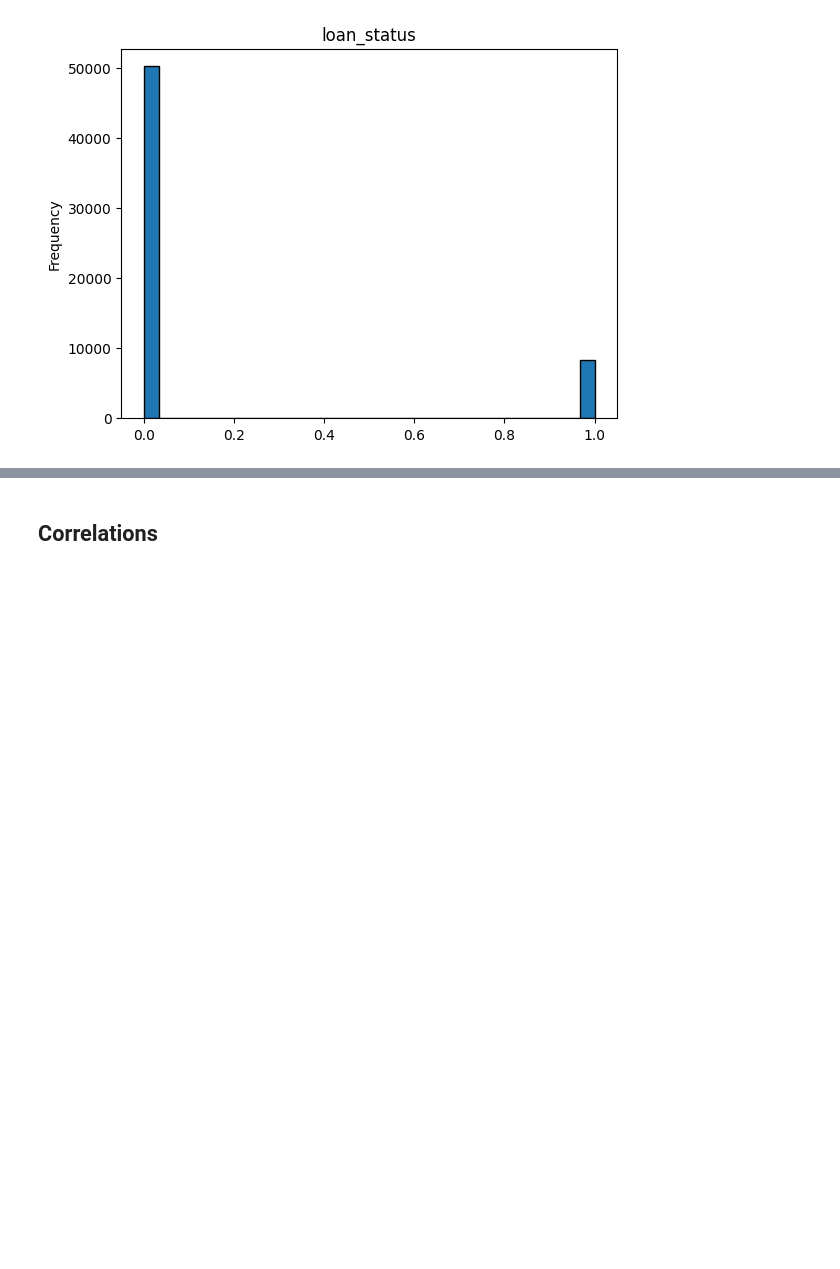
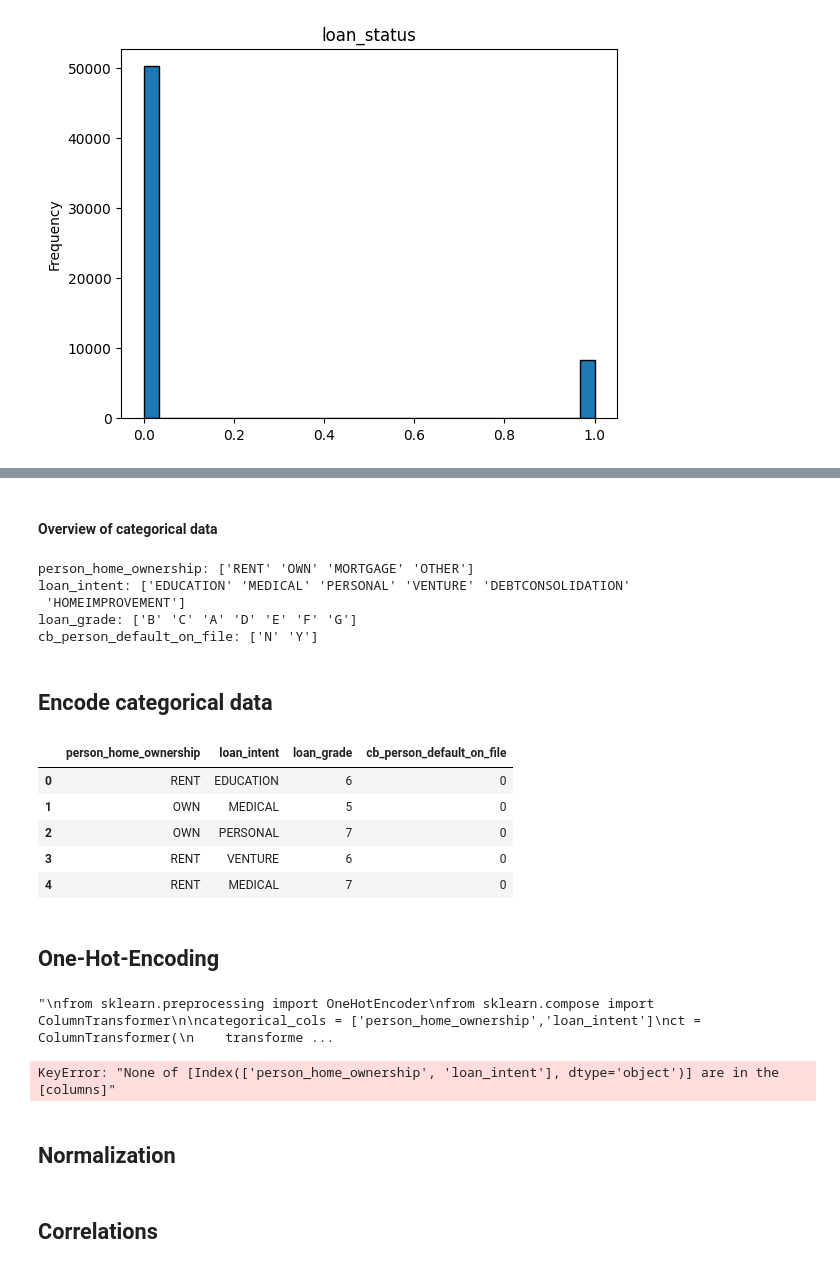
Before and after one commit to Alexej9671/kaggle_loan_approval_prediction, a Jupyter notebook: train_models.ipynb, the cells around one changed output, grey strips where cells are left out. Cells and saved outputs as stored; diff of their text form; code cells hidden in the pictures; blank space fills up the shorter version.

Commit message:
One-Hot-Encoding

```diff
--- a/train_models.ipynb
+++ b/train_models.ipynb
@@ -111,2 +117,56 @@ np.int64(0)
+# %% [markdown]
+#### Overview of categorical data
+# %%
+for col in df[cat_cols]:
+    print(f"{col}: {df[col].unique()}")
+# %% [output]
+person_home_ownership: ['RENT' 'OWN' 'MORTGAGE' 'OTHER']
+loan_intent: ['EDUCATION' 'MEDICAL' 'PERSONAL' 'VENTURE' 'DEBTCONSOLIDATION'
+ 'HOMEIMPROVEMENT']
+loan_grade: ['B' 'C' 'A' 'D' 'E' 'F' 'G']
+cb_person_default_on_file: ['N' 'Y']
+# %% [markdown]
+## Encode categorical data
+# %%
+df['cb_person_default_on_file'] = df['cb_person_default_on_file'].map({'N': 0, 'Y': 1})
+df['loan_grade'] = df['loan_grade'].map({'G': 1, 'F': 2, 'E': 3, 'D': 4, 'C': 5, 'B': 6 , 'A': 7}) # needs normalization later
+df[cat_cols].head()
+# %% [output]
+|  | person_home_ownership | loan_intent | loan_grade | cb_person_default_on_file |
+| 0 | RENT | EDUCATION | 6 | 0 |
+| 1 | OWN | MEDICAL | 5 | 0 |
+| 2 | OWN | PERSONAL | 7 | 0 |
+| 3 | RENT | VENTURE | 6 | 0 |
+| 4 | RENT | MEDICAL | 7 | 0 |
+# %% [markdown]
+## One-Hot-Encoding
+# %%
+"""
+from sklearn.preprocessing import OneHotEncoder
+from sklearn.compose import ColumnTransformer
+
+categorical_cols = ['person_home_ownership','loan_intent']
+ct = ColumnTransformer(
+    transformers=[
+        ('encoder', OneHotEncoder(), categorical_cols)
+    ],
+    remainder='passthrough'  # Keep other columns as they are
+)
+X = ct.fit_transform(df)
+encoded_cols = ct.named_transformers_['encoder'].get_feature_names_out(categorical_cols)
+other_cols = df.columns.difference(categorical_cols)
+all_cols = list(encoded_cols) + list(other_cols)
+df = pd.DataFrame(X, columns = all_cols)
+df.head()
+"""
+# %% [output]
+"\nfrom sklearn.preprocessing import OneHotEncoder\nfrom sklearn.compose import ColumnTransformer\n\ncategorical_cols = ['person_home_ownership','loan_intent']\nct = ColumnTransformer(\n    transforme ...
+# %%
+df = pd.get_dummies(df, columns = ['person_home_ownership','loan_intent'])
+df.head()
+# %% [output]
+KeyError: "None of [Index(['person_home_ownership', 'loan_intent'], dtype='object')] are in the [columns]"
+# %% [markdown]
+## Normalization
 # %% [markdown]
 ## Correlations
```
Also changed, not shown: parts of 12 cells of this notebook.
